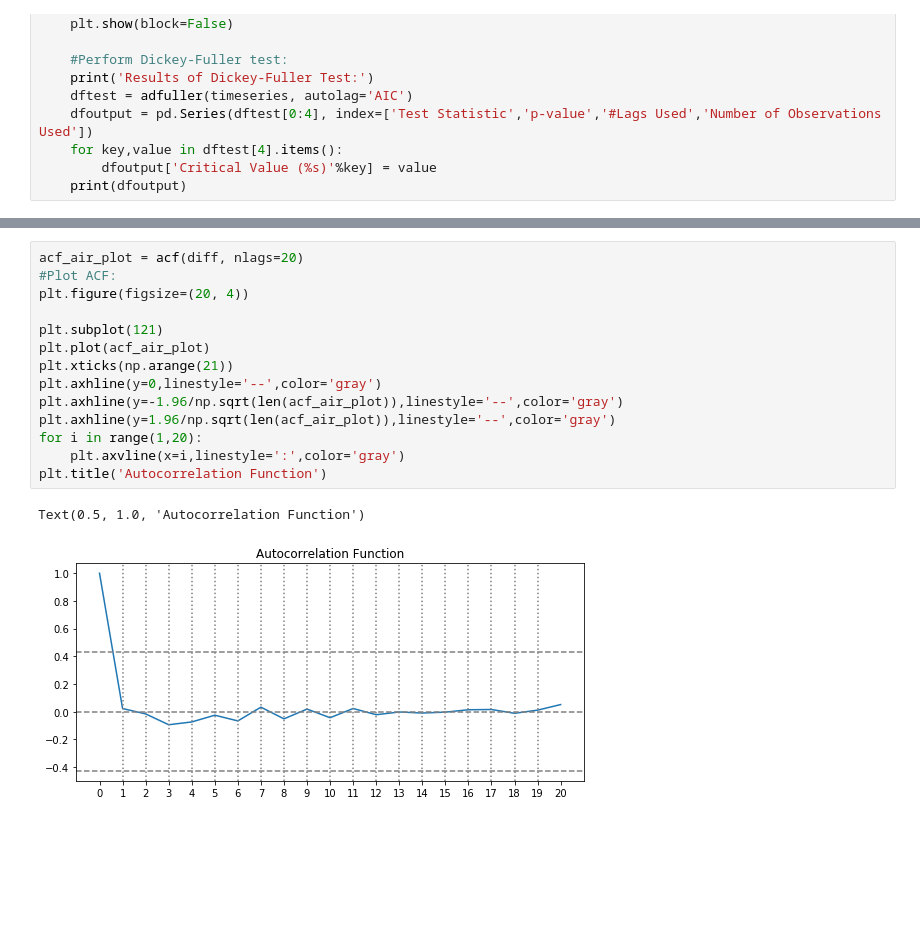
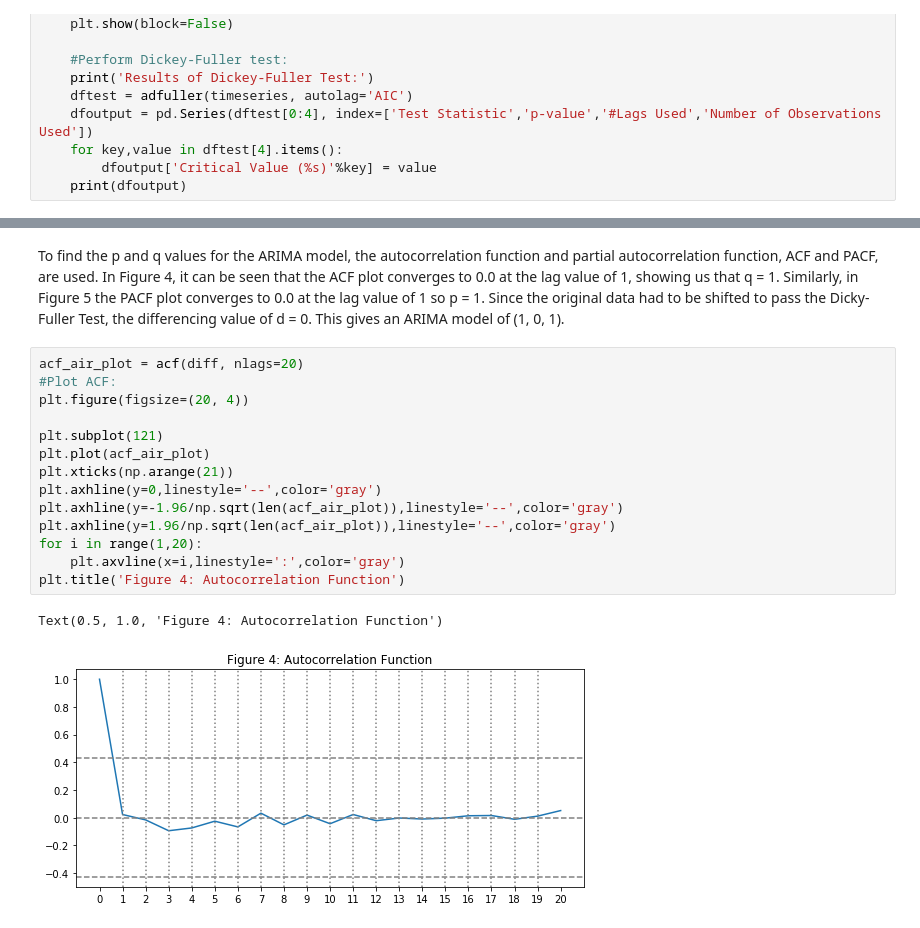
Before and after one commit to kjprice/smu-quantifying-the-world, a Jupyter notebook: CaseStudy4/CaseStudy.ipynb, the cells around one changed output, grey strips where cells are left out. Drawn from its saved outputs; the diff is of its cells as text; blank space fills up the shorter version.

```diff
--- a/CaseStudy4/CaseStudy.ipynb
+++ b/CaseStudy4/CaseStudy.ipynb
@@ -111,20 +126,22 @@ dtype: float64
+# %% [markdown]
+To find the p and q values for the ARIMA model, the autocorrelation function and partial autocorrelation function, ACF and PACF, are used. In Figure 4, it can be seen that the ACF plot converges to 0.0 at the lag value of 1, showing us that q = 1. Similarly, in Figure 5 the PACF plot converges to 0.0 at the lag value of 1 so p = 1. Since the original data had to be shifted to pass the Dicky-Fuller Test, the differencing value of d = 0. This gives an ARIMA model of (1, 0, 1).
 # %%
 acf_air_plot = acf(diff, nlags=20)
 #Plot ACF:
 plt.figure(figsize=(20, 4))
 
 plt.subplot(121)
 plt.plot(acf_air_plot)
 plt.xticks(np.arange(21))
 plt.axhline(y=0,linestyle='--',color='gray')
 plt.axhline(y=-1.96/np.sqrt(len(acf_air_plot)),linestyle='--',color='gray')
 plt.axhline(y=1.96/np.sqrt(len(acf_air_plot)),linestyle='--',color='gray')
 for i in range(1,20):
     plt.axvline(x=i,linestyle=':',color='gray')
-plt.title('Autocorrelation Function')
+plt.title('Figure 4: Autocorrelation Function')
 # %% [output]
-Text(0.5, 1.0, 'Autocorrelation Function')
+Text(0.5, 1.0, 'Figure 4: Autocorrelation Function')
-[figure, old version]
+[figure, new version]
 # %%
 pacf_air_plot = pacf(diff, nlags=20)
 #Plot ACF:
```
Also changed, not shown: parts of 21 cells of this notebook.
